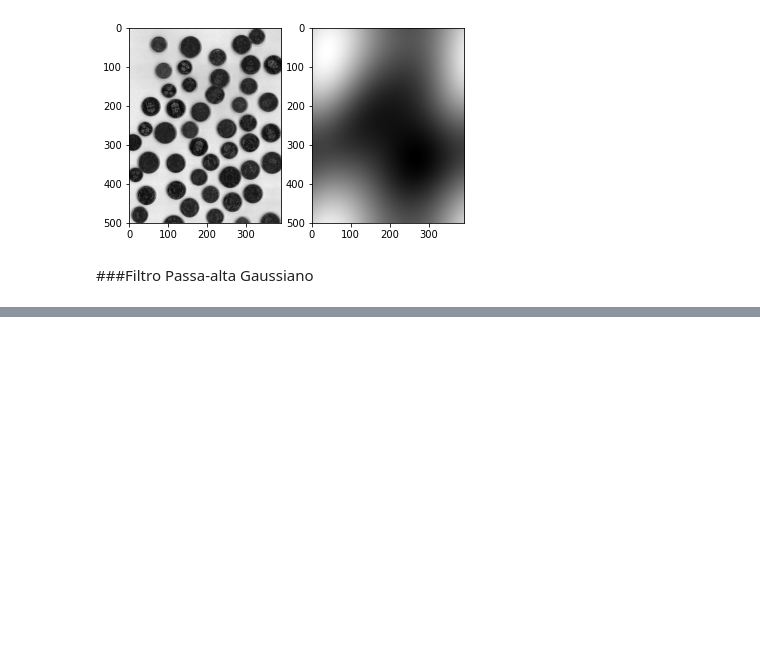
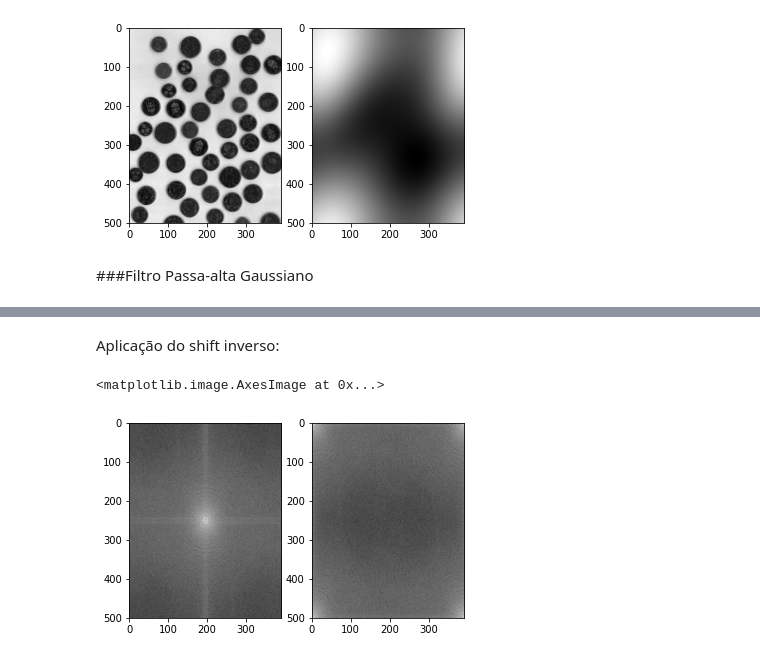
Before and after one commit to Jose-Bruno/ProcessamentoDigitalDeImagens, a Jupyter notebook: José_Bruno_da_Silva_Santos_PDI.ipynb, the cells around one changed output, grey strips where cells are left out. Drawn from its saved outputs; the diff is of its cells as text; code cells hidden in the pictures; blank space fills up the shorter version.

```diff
--- a/José_Bruno_da_Silva_Santos_PDI.ipynb
+++ b/José_Bruno_da_Silva_Santos_PDI.ipynb
@@ -170,0 +206,15 @@ aux2.imshow(np.abs(passa_baixa_gaussiano_inverso), cmap="gray")
+# %% [markdown]
+Aplicação do shift inverso:
+# %%
+passa_alta_gaussiano_shift_inverso = np.fft.ifftshift(passa_alta_gaussiano)
+
+fig = plt.figure()
+
+aux1 = fig.add_subplot(1, 2, 1)
+aux1.imshow(np.log(1 + np.abs(passa_alta_gaussiano)), cmap="gray")
+
+aux2 = fig.add_subplot(1, 2, 2)
+aux2.imshow(np.log(1 + np.abs(passa_alta_gaussiano_shift_inverso)), cmap="gray")
+# %% [output]
+<matplotlib.image.AxesImage at 0x...>
+[figure, added]
```
Also changed, not shown: parts of 8 cells of this notebook.
